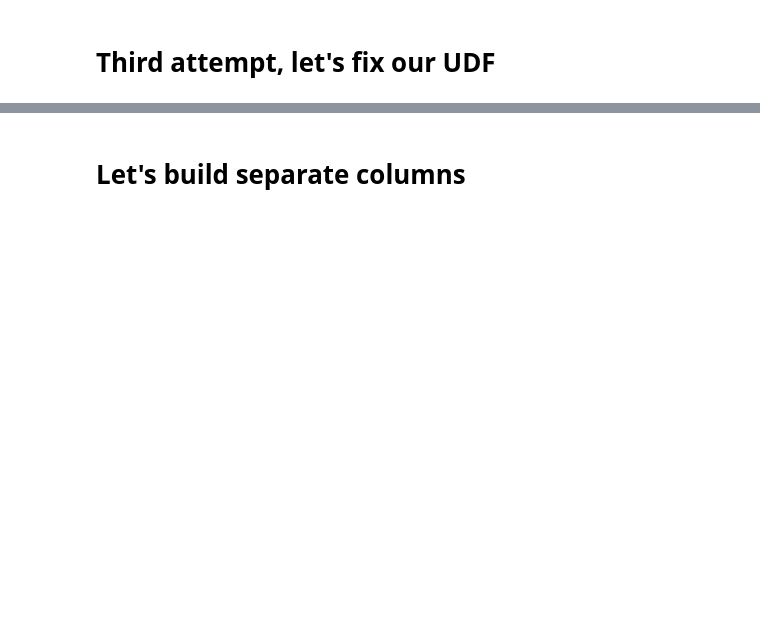
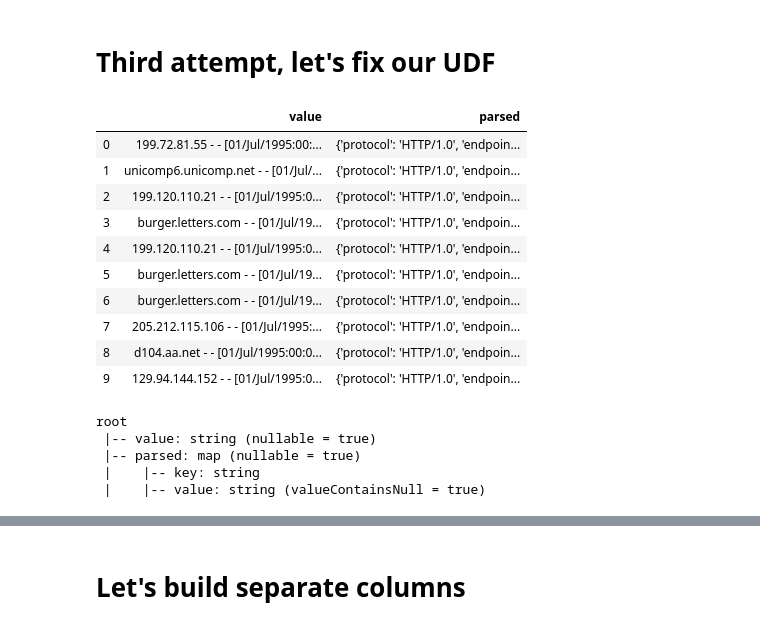
Before and after one commit to jcanque777/data_lakes_with_spark, a Jupyter notebook: Exercise_1_SchemaOnRead.ipynb, the cells around one changed output, grey strips where cells are left out. Drawn from its saved outputs; the diff is of its cells as text; code cells hidden in the pictures; blank space fills up the shorter version.

```diff
--- a/Exercise_1_SchemaOnRead.ipynb
+++ b/Exercise_1_SchemaOnRead.ipynb
@@ -158,0 +154,37 @@ dfParsed.printSchema()
+# %%
+#from pyspark.sql.functions import udf # already imported
+from pyspark.sql.functions import udf
+from pyspark.sql.types import MapType, StringType
+
+@udf(MapType(StringType(),StringType()))
+def parseUDFbetter(line):
+    import re
+    #create patterns
+    PATTERN = '^(\S+) (\S+) (\S+) \[([\w:/]+\s[+\-]\d{4})\] "(\S+) (\S+)\s*(\S+)?\s*" (\d{3}) (\S+)'
+    match = re.search(PATTERN, line)
+
+    #if no match, return line:0
+    if match is None:
+        return (line,0)
+
+    #set size_field to match.group(9)
+    size_field = match.group(9)
+
+    #if size field is missing, set to 0. Otherwise set to value
+    if size_field == '-':
+        size = 0
+    else:
+        size = match.group(9)
+
+    #return dictionary of items
+    return {
+        "host" : match.group(1),
+        "client_identd" : match.group(2),
+        "user_id" : match.group(3),
+        "date_time" : match.group(4),
+        "method" : match.group(5),
+        "endpoint" : match.group(6),
+        "protocol" : match.group(7),
+        "reponse_code" : int(match.group(8)),
+        "content_size" : size
+    }
@@ -159,2 +193,22 @@ dfParsed.printSchema()
 # %%
-dfParsed.select("parsed").limit(10).toPandas()
+dfParsed.limit(10).toPandas()
+# %% [output]
+|  | value | parsed |
+| 0 | 199.72.81.55 - - [01/Jul/1995:00:... | {'protocol': 'HTTP/1.0', 'endpoin... |
+| 1 | unicomp6.unicomp.net - - [01/Jul/... | {'protocol': 'HTTP/1.0', 'endpoin... |
+| 2 | 199.120.110.21 - - [01/Jul/1995:0... | {'protocol': 'HTTP/1.0', 'endpoin... |
+| 3 | burger.letters.com - - [01/Jul/19... | {'protocol': 'HTTP/1.0', 'endpoin... |
+| 4 | 199.120.110.21 - - [01/Jul/1995:0... | {'protocol': 'HTTP/1.0', 'endpoin... |
+| 5 | burger.letters.com - - [01/Jul/19... | {'protocol': 'HTTP/1.0', 'endpoin... |
+| 6 | burger.letters.com - - [01/Jul/19... | {'protocol': 'HTTP/1.0', 'endpoin... |
+| 7 | 205.212.115.106 - - [01/Jul/1995:... | {'protocol': 'HTTP/1.0', 'endpoin... |
+| 8 | d104.aa.net - - [01/Jul/1995:00:0... | {'protocol': 'HTTP/1.0', 'endpoin... |
+| 9 | 129.94.144.152 - - [01/Jul/1995:0... | {'protocol': 'HTTP/1.0', 'endpoin... |
+# %%
+dfParsed.printSchema()
+# %% [output]
+root
+ |-- value: string (nullable = true)
+ |-- parsed: map (nullable = true)
+ |    |-- key: string
+ |    |-- value: string (valueContainsNull = true)
```
Also changed, not shown: parts of 15 cells of this notebook.
